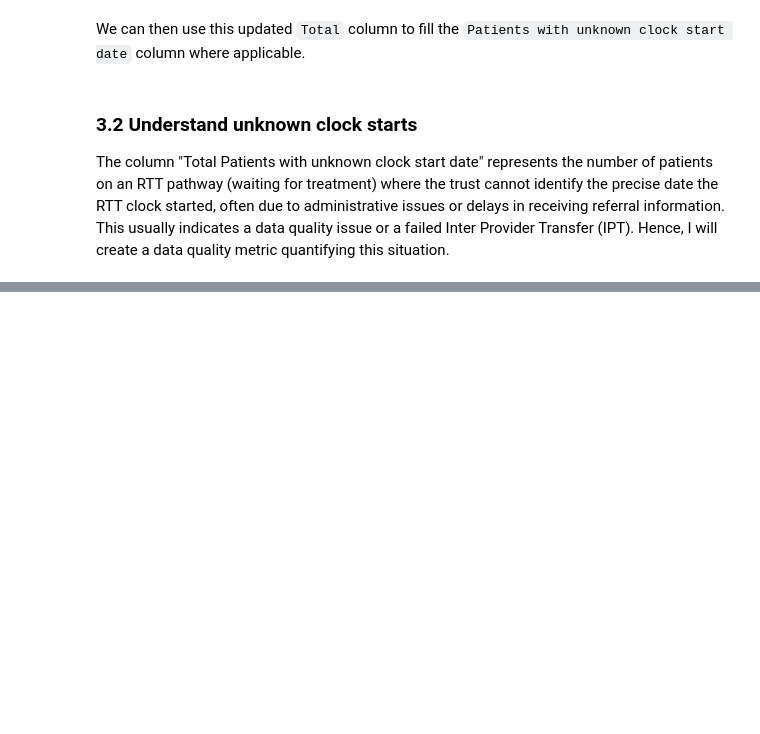
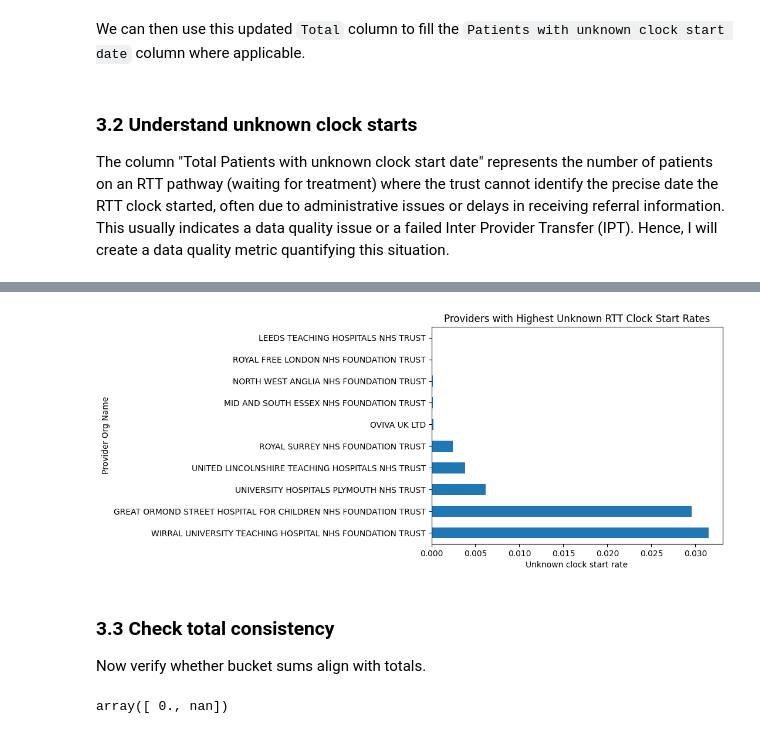
Before and after one commit to MeganRichards1/nhs-waiting-times-analysis, a Jupyter notebook: notebooks/project_analysis.ipynb, the cells around one changed output, grey strips where cells are left out. Drawn from its saved outputs; the diff is of its cells as text; code cells hidden in the pictures; blank space fills up the shorter version.

```diff
--- a/notebooks/project_analysis.ipynb
+++ b/notebooks/project_analysis.ipynb
@@ -133,4 +133,7 @@ We can then use this updated `Total` column to fill the `Patients with unknown c
 The column "Total Patients with unknown clock start date" represents the number of patients on an RTT pathway (waiting for treatment) where the trust cannot identify the precise date the RTT clock started, often due to administrative issues or delays in receiving referral information. This usually indicates a data quality issue or a failed Inter Provider Transfer (IPT). Hence, I will create a data quality metric quantifying this situation.
 # %%
 df["Patients with unknown clock start date"].count()
-filtered_df = df[df['Patients with unknown clock start date'] > 0]
+df["unknown_rate"] = (
+    df["Patients with unknown clock start date"] /
+    df["Total All"]
+)
@@ -143,0 +142,8 @@ We can use this metric to analyse which providers have the worst data quality an
+# %%
+provider_quality = (
+    df.groupby("Provider Org Name")["unknown_rate"]
+    .mean()
+    .sort_values(ascending=False)
+)
+
+provider_quality.head(10)
@@ -143,0 +163,20 @@ We can use this metric to analyse which providers have the worst data quality an
+# %%
+provider_quality.head(10).plot(kind="barh")
+
+plt.title("Providers with Highest Unknown RTT Clock Start Rates")
+plt.xlabel("Unknown clock start rate")
+plt.show()
+# %% [output]
+[figure, added]
+# %% [markdown]
+### 3.3 Check total consistency
+Now verify whether bucket sums align with totals.
+# %%
+wait_cols = [c for c in df.columns if "Weeks SUM 1" in c]
+df["calculated_total"] = df[wait_cols].sum(axis=1)
+(
+    df["calculated_total"] -
+    df["Total"]
+).unique()
+# %% [output]
+array([ 0., nan])
```
Also changed, not shown: parts of 5 cells of this notebook, 2 other files.
